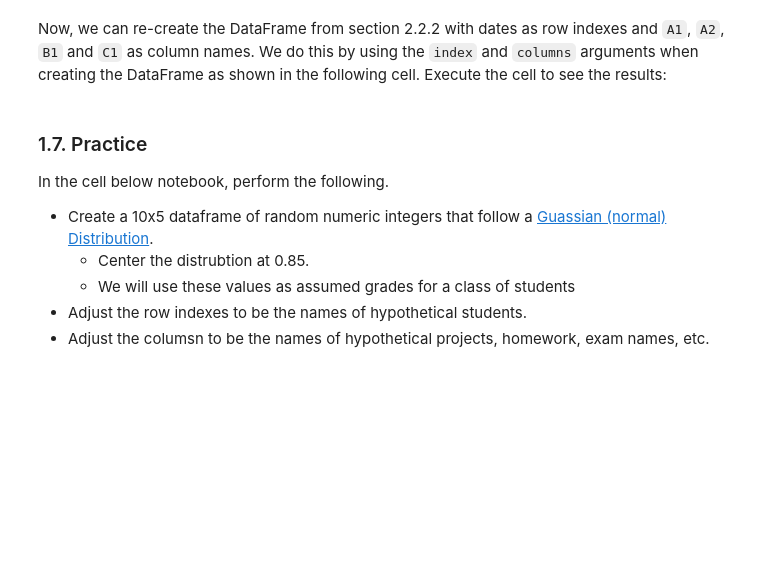
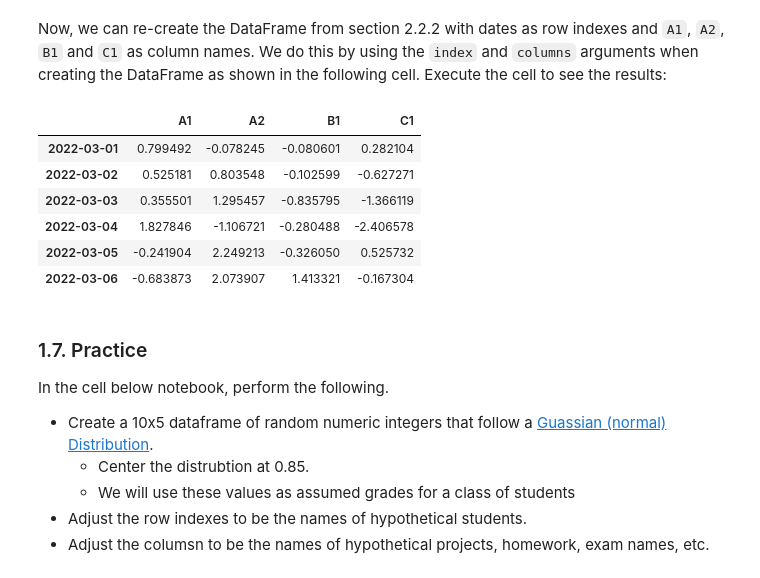
Before and after one commit to ko0000/Data-Analytics-With-Python, a Jupyter notebook: Module2-Data_Analytics/A03-Pandas_Part1.ipynb, the cells around one changed output. Cells and saved outputs as stored; diff of their text form; code cells hidden in the pictures; blank space fills up the shorter version.

```diff
--- a/Module2-Data_Analytics/A03-Pandas_Part1.ipynb
+++ b/Module2-Data_Analytics/A03-Pandas_Part1.ipynb
@@ -162,8 +210,16 @@ dates
 # %% [markdown]
 Now, we can re-create the DataFrame from section 2.2.2 with dates as row indexes and  `A1`, `A2`, `B1` and `C1` as column names. We do this by using the `index` and `columns` arguments when creating the DataFrame as shown in the following cell.  Execute the cell to see the results:
 # %%
-df = pd.DataFrame(np.random.randn(6, 4), index=dates, columns=('A1','A2', 'B1', 'C1'))
-df
+df2 = pd.DataFrame(np.random.randn(6, 4), index=dates, columns=('A1','A2', 'B1', 'C1'))
+df2
+# %% [output]
+|  | A1 | A2 | B1 | C1 |
+| 2022-03-01 | 0.799492 | -0.078245 | -0.080601 | 0.282104 |
+| 2022-03-02 | 0.525181 | 0.803548 | -0.102599 | -0.627271 |
+| 2022-03-03 | 0.355501 | 1.295457 | -0.835795 | -1.366119 |
+| 2022-03-04 | 1.827846 | -1.106721 | -0.280488 | -2.406578 |
+| 2022-03-05 | -0.241904 | 2.249213 | -0.326050 | 0.525732 |
+| 2022-03-06 | -0.683873 | 2.073907 | 1.413321 | -0.167304 |
 # %% [markdown]
 ### 1.7. <i class="fas fa-puzzle-piece"></i> Practice
 
```
Also changed, not shown: parts of 40 cells of this notebook, 1 other file.
